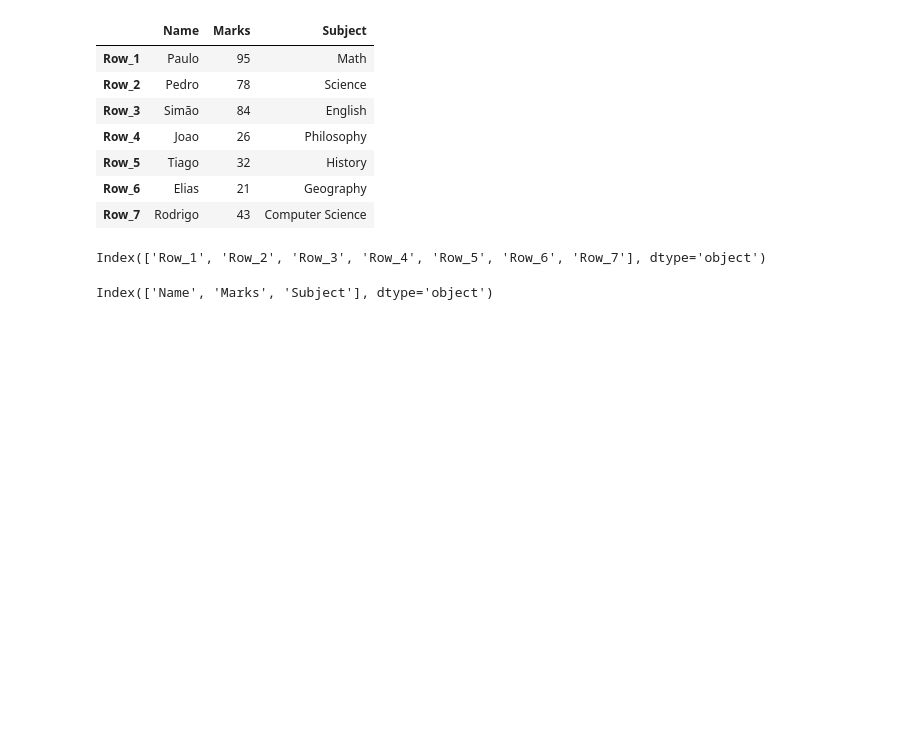
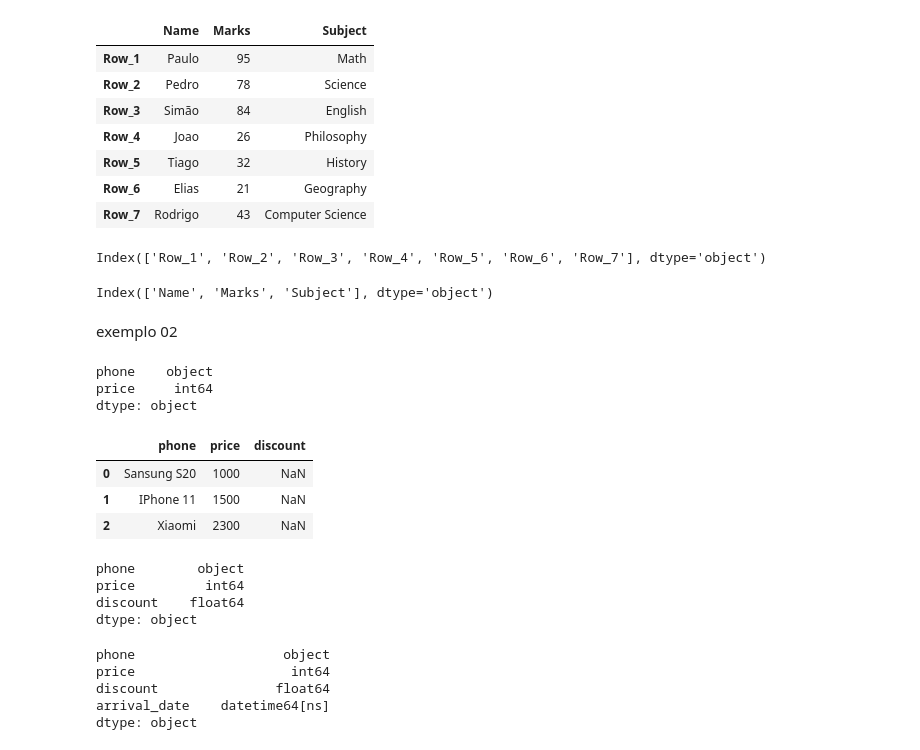
Before and after one commit to rodrigoluciano/r-d_ciencia_e_analise_de_dados, a Jupyter notebook: DataScience.ipynb, the cells around one changed output. Cells and saved outputs as stored; diff of their text form; code cells hidden in the pictures; blank space fills up the shorter version.

```diff
--- a/DataScience.ipynb
+++ b/DataScience.ipynb
@@ -51,3 +52,31 @@ Index(['Row_1', 'Row_2', 'Row_3', 'Row_4', 'Row_5', 'Row_6', 'Row_7'], dtype='ob
 df_data.columns
 # %% [output]
 Index(['Name', 'Marks', 'Subject'], dtype='object')
+# %% [markdown]
+exemplo 02
+# %%
+phone_dict = {'phone': ['Sansung S20','IPhone 11','Xiaomi' ],
+       'price': [1000,1500,2300]}
+df_phones = pd.DataFrame(phone_dict)
+# %%
+df_phones.dtypes
+# %% [output]
+phone    object
+price     int64
+dtype: object
+# %%
+df_phones = df_phones.assign(discount=[np.nan,np.nan,np.nan])
+# %%
+df_phones
+# %% [output]
+|  | phone | price | discount |
+| 0 | Sansung S20 | 1000 | NaN |
+| 1 | IPhone 11 | 1500 | NaN |
+| 2 | Xiaomi | 2300 | NaN |
+# %%
+df_phones.dtypes
+# %% [output]
+phone        object
+price         int64
+discount    float64
+dtype: object
@@ -53,0 +85,8 @@ Index(['Name', 'Marks', 'Subject'], dtype='object')
+# %%
+df_phones.dtypes
+# %% [output]
+phone                   object
+price                    int64
+discount               float64
+arrival_date    datetime64[ns]
+dtype: object
```
Also changed, not shown: parts of 28 cells of this notebook.
